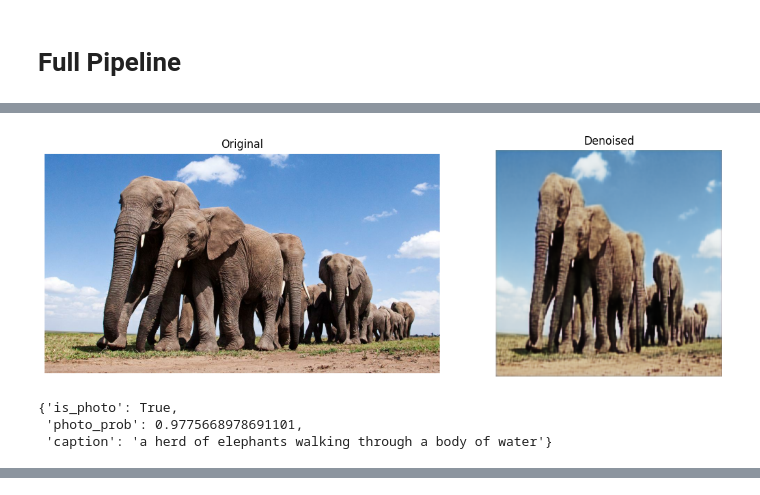
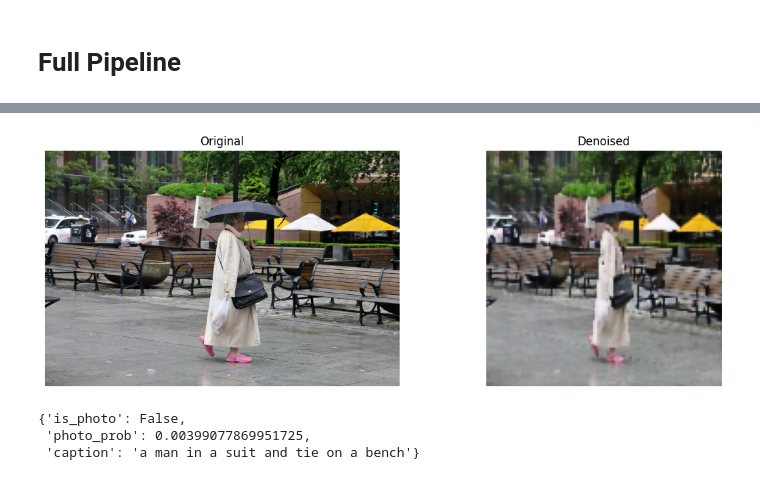
Before and after one commit to ranim-ben-amara/TouNum-Automated-Image-Captioning-Pipeline, a Jupyter notebook: finalPipeline_2.ipynb, the cells around one changed output, grey strips where cells are left out. Saved outputs shown, nothing was run; the diff lists cells and outputs as text; code cells hidden in the pictures.

Commit message:
Kaggle Notebook | TouNum - Automated Image Captioning Pipeline | Version 5

```diff
--- a/finalPipeline_2.ipynb
+++ b/finalPipeline_2.ipynb
@@ -5,7 +7,7 @@ import os, json
 import numpy as np
 import tensorflow as tf
 
-ARTIFACT_DIR = "../All_models"
+ARTIFACT_DIR = "/kaggle/input/models/ranimbenamara/tounum-image-pipeline/tensorflow2/v1/1"
 
 def must_exist(path):
     if not os.path.exists(path):
@@ -160,11 +171,20 @@ class ImageCaptioningModel(tf.keras.Model):
         self.cnn_model = cnn_model
         self.encoder = encoder
         self.decoder = decoder
+        self.loss_fn = tf.keras.losses.SparseCategoricalCrossentropy(reduction="none")
         self.loss_tracker = tf.keras.metrics.Mean(name="loss")
         self.acc_tracker = tf.keras.metrics.Mean(name="accuracy")
 
+    def call(self, inputs, training=False):
+        imgs, captions = inputs
+        img_embed = self.cnn_model(imgs, training=training)
+        encoder_output = self.encoder(img_embed, training=training)
+        y_input = captions[:, :-1]
+        mask = y_input != 0
+        return self.decoder(y_input, encoder_output, training=training, mask=mask)
+
     def calculate_loss(self, y_true, y_pred, mask):
-        loss = self.loss(y_true, y_pred)
+        loss = self.loss_fn(y_true, y_pred)
         mask = tf.cast(mask, dtype=loss.dtype)
         loss *= mask
         return tf.reduce_sum(loss) / tf.reduce_sum(mask)
@@ -203,4 +223,25 @@ class ImageCaptioningModel(tf.keras.Model):
 
     @property
     def metrics(self):
-        return [self.loss_tracker, self._]()
+        return [self.loss_tracker, self.acc_tracker]
+# %%
+encoder = TransformerEncoderLayer(EMBEDDING_DIM, 1)
+decoder = TransformerDecoderLayer(EMBEDDING_DIM, UNITS, 8)
+cnn_model = CNN_Encoder()
+caption_model = ImageCaptioningModel(cnn_model, encoder, decoder)
+
+_ = cnn_model(tf.zeros((1, 299, 299, 3), dtype=tf.float32))
+_ = encoder(tf.zeros((1, 64, 2048), dtype=tf.float32))
+_ = decoder(
+    tf.zeros((1, MAX_LENGTH), dtype=tf.int32),
+    tf.zeros((1, 64, EMBEDDING_DIM), dtype=tf.float32),
+    training=False,
+    mask=tf.ones((1, MAX_LENGTH), dtype=tf.bool),
+)
+_ = caption_model(
+    (tf.zeros((1, 299, 299, 3), dtype=tf.float32), tf.zeros((1, MAX_LENGTH), dtype=tf.int32)),
+    training=False,
+)
+
+caption_model.load_weights(CAP_WEIGHTS_PATH)
+print("Captioning model restored.")
@@ -211,7 +257,7 @@ def preprocess_for_classifier(img_rgb):
     return tf.expand_dims(x, 0)
 
 def preprocess_for_denoiser(img_rgb):
-    x = tf.image.resize(img_rgb, (256, 256))
+    x = tf.image.resize(img_rgb, (128, 128))
     x = tf.cast(x, tf.float32) / 255.0
     return tf.expand_dims(x, 0)
 
@@ -277,11 +323,7 @@ def run_full_pipeline_visual(image_path):
     plt.show()
 
     return {"is_photo": bool(is_photo), "photo_prob": prob_photo, "caption": caption}
-# %%
-result = run_full_pipeline_visual("../Eles-banner-getty.jpg")
-result
-# %% [output]
-[figure, removed]
-{'is_photo': True,
- 'photo_prob': 0.9775668978691101,
- 'caption': 'a herd of elephants walking through a body of water'}
+# %%
+result = run_full_pipeline_visual("/kaggle/input/datasets/ranimbenamara/dataset-livrable-1/Dataset Livrable 1 - Photo/photo_4394.jpg")
+result
+# %% [output]
@@ -287,0 +334,4 @@ result
+[figure, added]
+{'is_photo': False,
+ 'photo_prob': 0.00399077869951725,
+ 'caption': 'a man in a suit and tie on a bench'}
```
Also changed, not shown: parts of 6 cells of this notebook.
